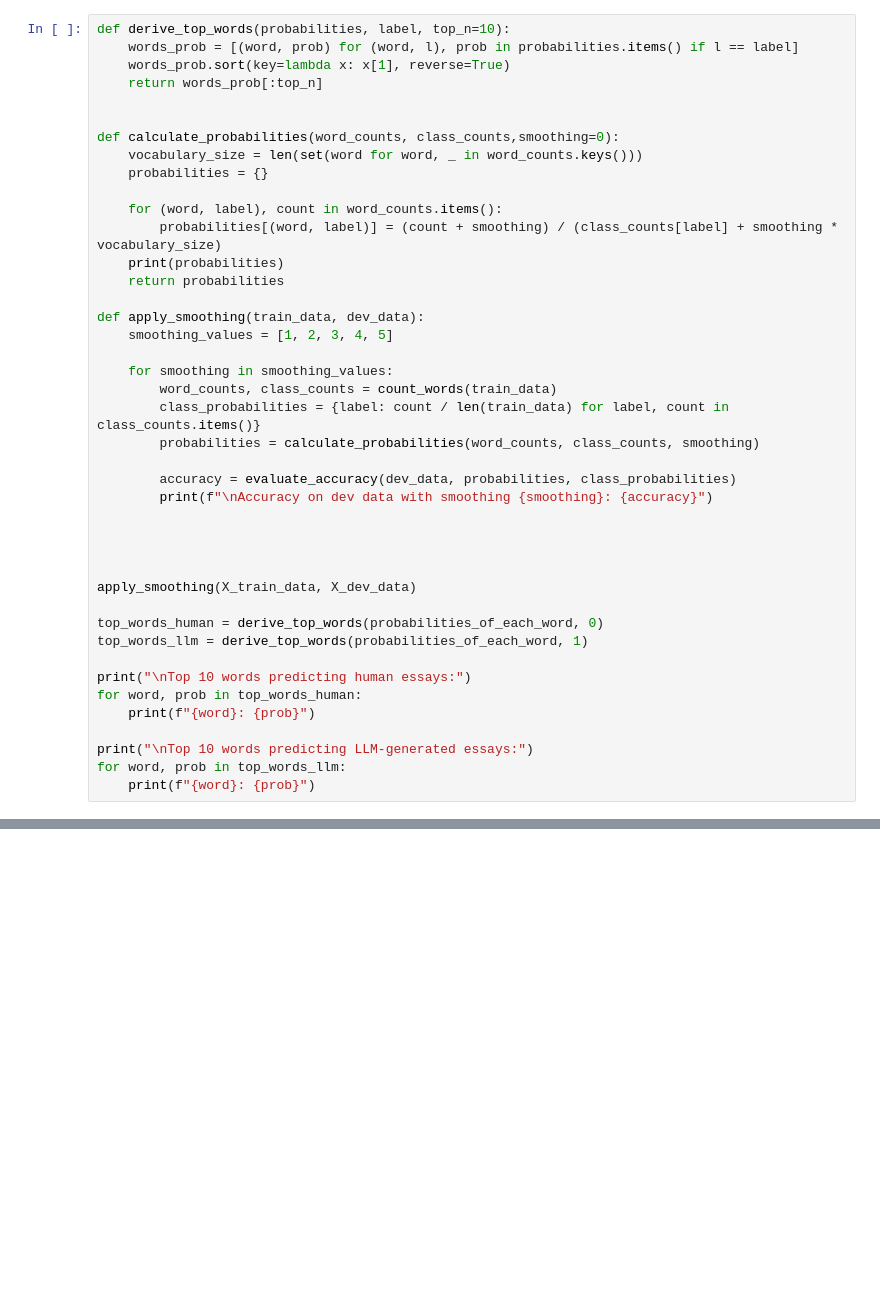
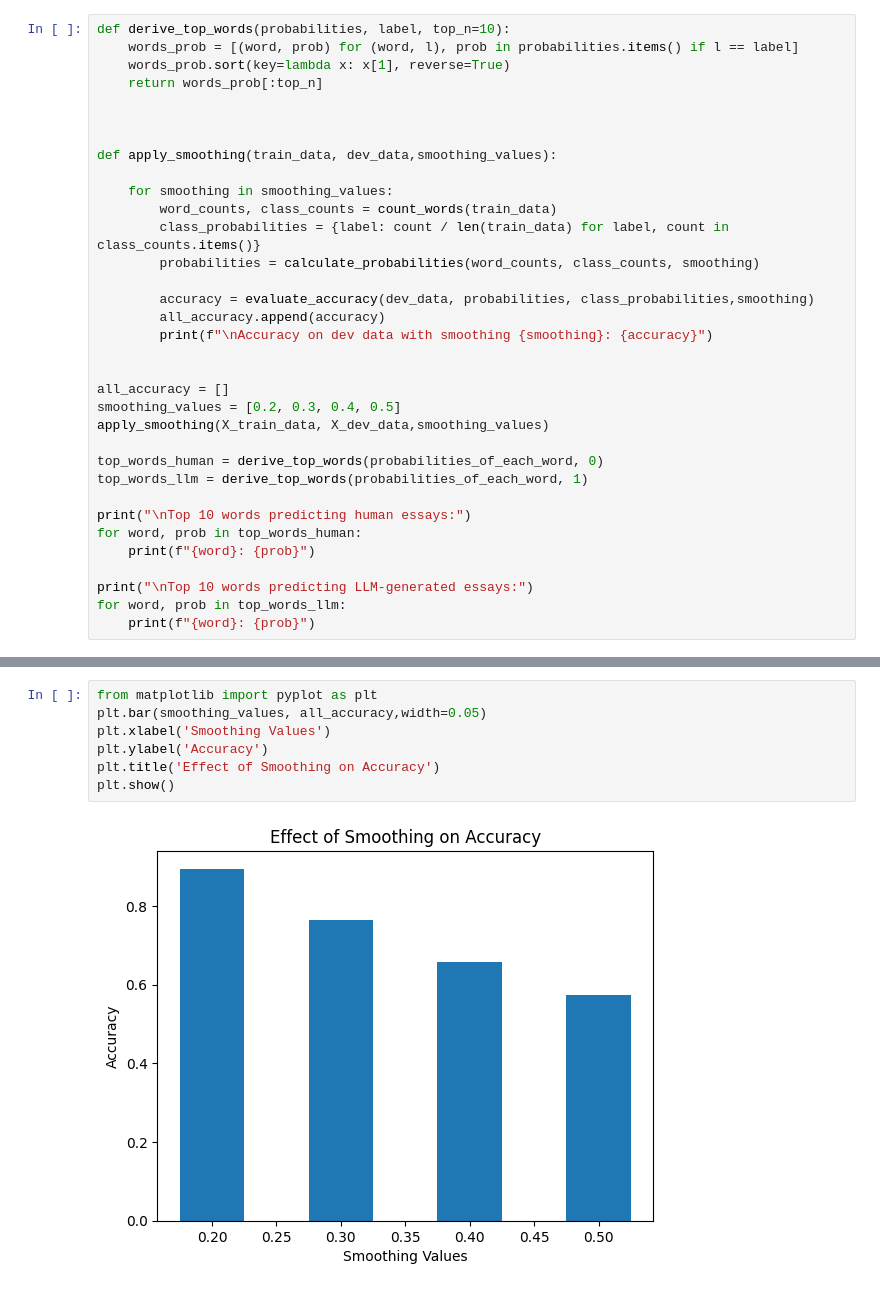
Before and after one commit to SevithaJanga03/LLM---Detect-AI-Generated-Text, a Jupyter notebook: Sevitha_LLM.ipynb, the cells around one changed output, grey strips where cells are left out. Saved outputs shown, nothing was run; the diff lists cells and outputs as text; blank space fills up the shorter version.

```diff
--- a/Sevitha_LLM.ipynb
+++ b/Sevitha_LLM.ipynb
@@ -205,30 +205,22 @@ def derive_top_words(probabilities, label, top_n=10):
     return words_prob[:top_n]
 
 
-def calculate_probabilities(word_counts, class_counts,smoothing=0):
-    vocabulary_size = len(set(word for word, _ in word_counts.keys()))
-    probabilities = {}
 
-    for (word, label), count in word_counts.items():
-        probabilities[(word, label)] = (count + smoothing) / (class_counts[label] + smoothing * vocabulary_size)
-    print(probabilities)
-    return probabilities
-
-def apply_smoothing(train_data, dev_data):
-    smoothing_values = [1, 2, 3, 4, 5]
+def apply_smoothing(train_data, dev_data,smoothing_values):
 
     for smoothing in smoothing_values:
         word_counts, class_counts = count_words(train_data)
         class_probabilities = {label: count / len(train_data) for label, count in class_counts.items()}
         probabilities = calculate_probabilities(word_counts, class_counts, smoothing)
 
-        accuracy = evaluate_accuracy(dev_data, probabilities, class_probabilities)
+        accuracy = evaluate_accuracy(dev_data, probabilities, class_probabilities,smoothing)
+        all_accuracy.append(accuracy)
         print(f"\nAccuracy on dev data with smoothing {smoothing}: {accuracy}")
 
 
-
-
-apply_smoothing(X_train_data, X_dev_data)
+all_accuracy = []
+smoothing_values = [0.2, 0.3, 0.4, 0.5]
+apply_smoothing(X_train_data, X_dev_data,smoothing_values)
 
 top_words_human = derive_top_words(probabilities_of_each_word, 0)
 top_words_llm = derive_top_words(probabilities_of_each_word, 1)
@@ -250,0 +253,9 @@ Accuracy on dev data with smoothing 2: 0.9351230425055929
+# %%
+from matplotlib import pyplot as plt
+plt.bar(smoothing_values, all_accuracy,width=0.05)
+plt.xlabel('Smoothing Values')
+plt.ylabel('Accuracy')
+plt.title('Effect of Smoothing on Accuracy')
+plt.show()
+# %% [output]
+[figure, added]
```
Also changed, not shown: parts of 6 cells of this notebook.
